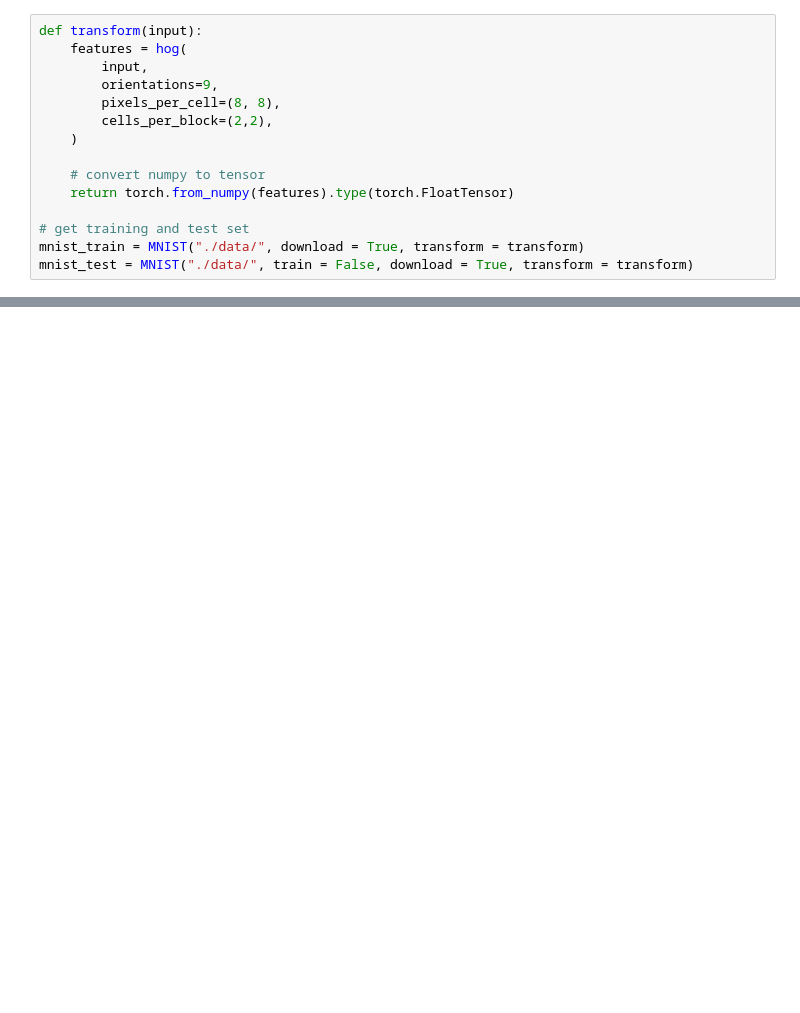
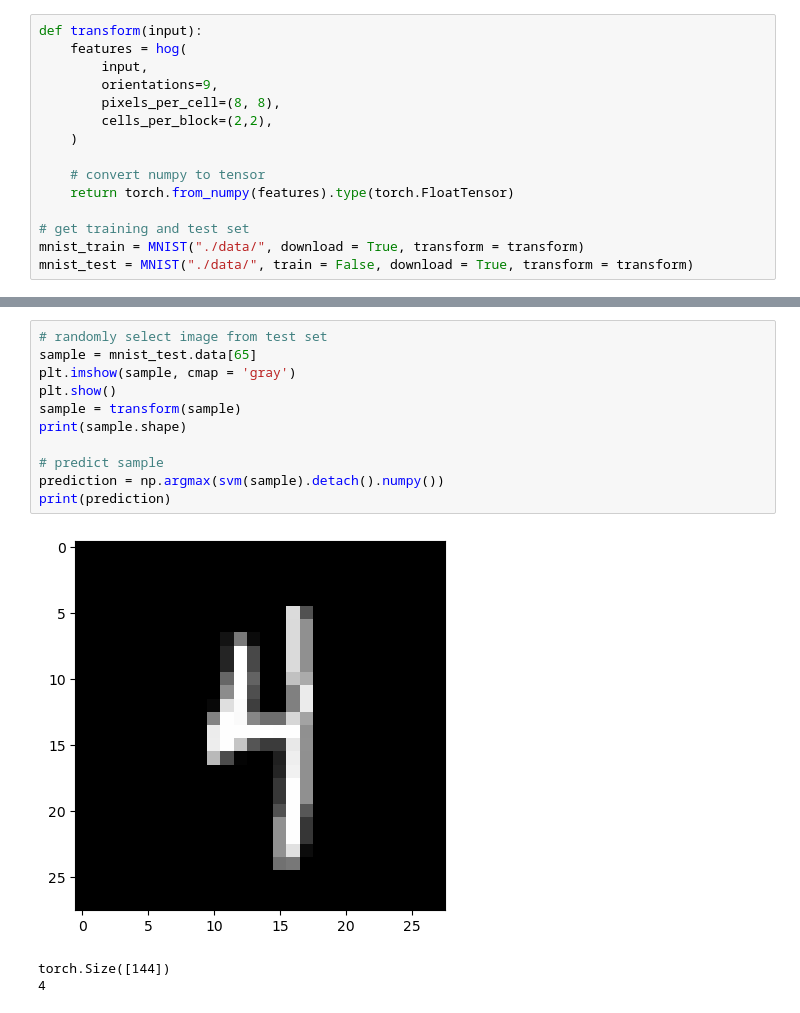
Before and after one commit to fongc123/notes, a Jupyter notebook: src/image processing/hog_mnist.ipynb, the cells around one changed output, grey strips where cells are left out. Drawn from its saved outputs; the diff is of its cells as text; blank space fills up the shorter version.

```diff
--- a/src/image processing/hog_mnist.ipynb
+++ b/src/image processing/hog_mnist.ipynb
@@ -80,0 +62,15 @@ TypeError: multilabel_margin_loss(): argument 'target' (position 2) must be Tens
+# %%
+# randomly select image from test set
+sample = mnist_test.data[65]
+plt.imshow(sample, cmap = 'gray')
+plt.show()
+sample = transform(sample)
+print(sample.shape)
+
+# predict sample
+prediction = np.argmax(svm(sample).detach().numpy())
+print(prediction)
+# %% [output]
+[figure, added]
+torch.Size([144])
+4
```
Also changed, not shown: parts of 7 cells of this notebook, 2 other files.
